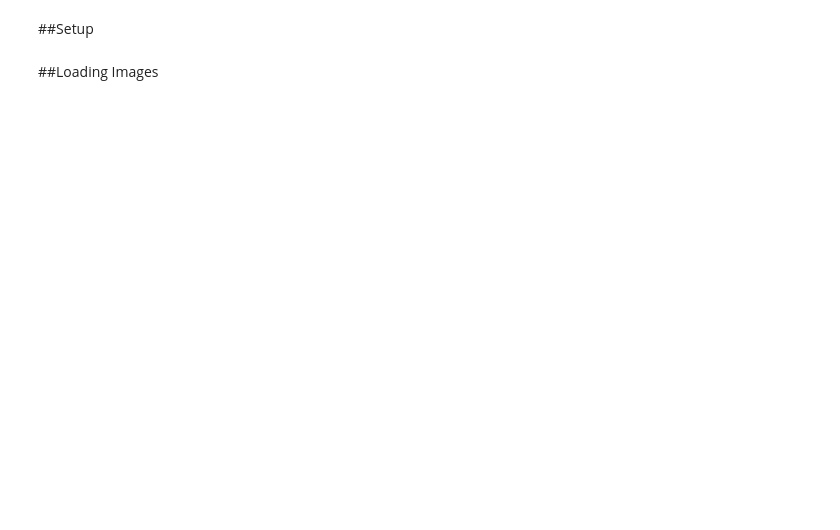
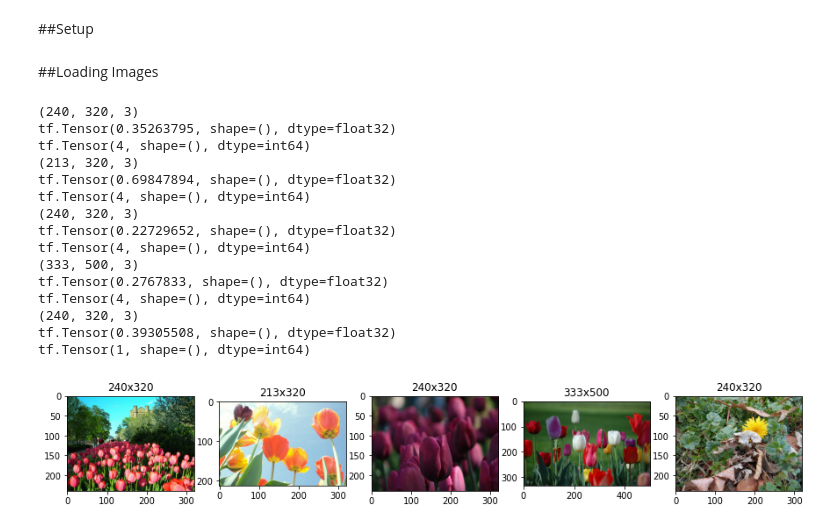
Before and after one commit to rahiakela/computer-vision-research-and-practice, a Jupyter notebook: 06-image-preprocessing/practical-machine-learning-for-computer-vision/01_image_size_and_resolution.ipynb, the cells around one changed output. Saved outputs shown, nothing was run; the diff lists cells and outputs as text; code cells hidden in the pictures; blank space fills up the shorter version.

```diff
--- a/06-image-preprocessing/practical-machine-learning-for-computer-vision/01_image_size_and_resolution.ipynb
+++ b/06-image-preprocessing/practical-machine-learning-for-computer-vision/01_image_size_and_resolution.ipynb
@@ -55,3 +55,35 @@ IMG_CHANNELS = 3
 CLASS_NAMES = 'daisy dandelion roses sunflowers tulips'.split()
 # %% [markdown]
 ##Loading Images
+# %%
+train_dataset = tf.data.TFRecordDataset(
+  [filename for filename in tf.io.gfile.glob("gs://practical-ml-vision-book/flowers_tfr/train-*")],
+  compression_type="GZIP"
+).map(parse_tfr)
+# %%
+# Let’s display five of those images
+f, ax = plt.subplots(1, 5, figsize=(15, 15))
+for idx, (img, label_int) in enumerate(train_dataset.take(5)):
+  print(img.shape)
+  mean_of_image = tf.reduce_mean(img)
+  print(mean_of_image)
+  print(label_int)
+  ax[idx].imshow((img.numpy()));
+  ax[idx].set_title(f"{img.shape[0]}x{img.shape[1]}")
+# %% [output]
+(240, 320, 3)
+tf.Tensor(0.35263795, shape=(), dtype=float32)
+tf.Tensor(4, shape=(), dtype=int64)
+(213, 320, 3)
+tf.Tensor(0.69847894, shape=(), dtype=float32)
+tf.Tensor(4, shape=(), dtype=int64)
+(240, 320, 3)
+tf.Tensor(0.22729652, shape=(), dtype=float32)
+tf.Tensor(4, shape=(), dtype=int64)
+(333, 500, 3)
+tf.Tensor(0.2767833, shape=(), dtype=float32)
+tf.Tensor(4, shape=(), dtype=int64)
+(240, 320, 3)
+tf.Tensor(0.39305508, shape=(), dtype=float32)
+tf.Tensor(1, shape=(), dtype=int64)
+[figure, added]
```
Also changed, not shown: parts of 8 cells of this notebook.
